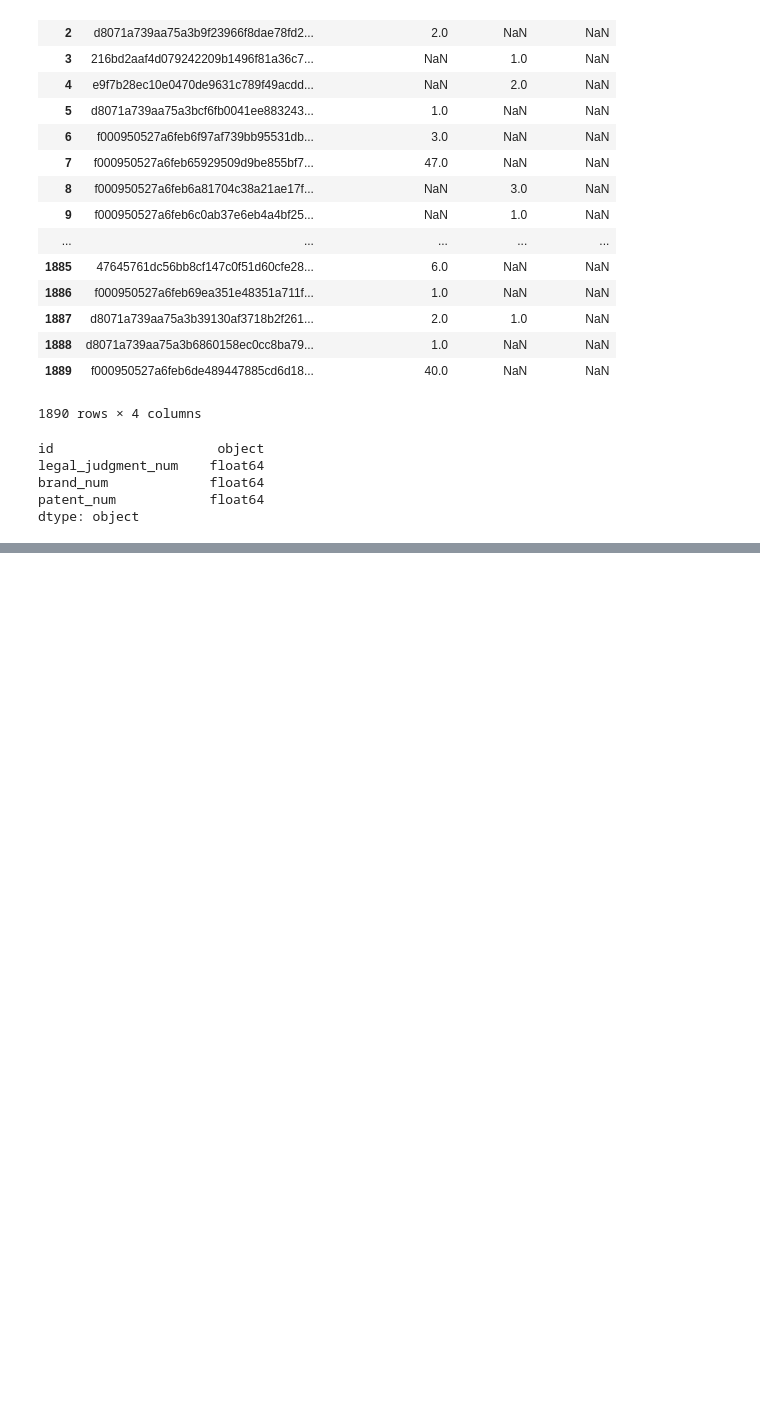
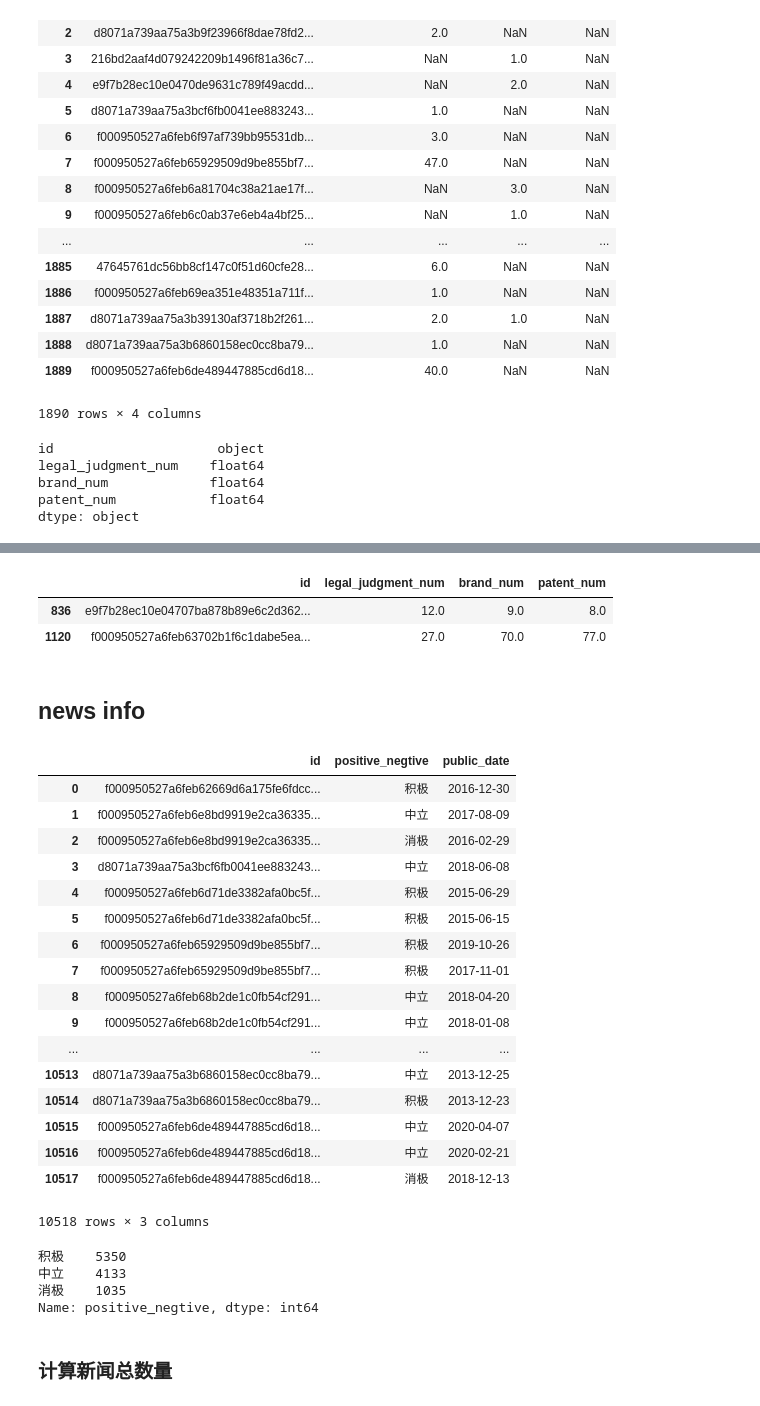
Before and after one commit to Explore16/datafountain_ccf, a Jupyter notebook: code/fea_explore.ipynb, the cells around one changed output, grey strips where cells are left out. Cells and saved outputs as stored; diff of their text form; code cells hidden in the pictures; blank space fills up the shorter version.

```diff
--- a/code/fea_explore.ipynb
+++ b/code/fea_explore.ipynb
@@ -181,2 +205,40 @@ dtype: object
+# %%
+other_info[other_info['id'].isin(['e9f7b28ec10e04707ba878b89e6c2d362b107a817342f9c6', 'f000950527a6feb63702b1f6c1dabe5ea196d320bbbff425'])]
+# %% [output]
+|  | id | legal_judgment_num | brand_num | patent_num |
+| 836 | e9f7b28ec10e04707ba878b89e6c2d362... | 12.0 | 9.0 | 8.0 |
+| 1120 | f000950527a6feb63702b1f6c1dabe5ea... | 27.0 | 70.0 | 77.0 |
 # %%
 other_info.to_csv('../code/fea_explore/other_info.csv', index=False)
+# %% [markdown]
+## news info
+# %%
+news_info = load_csv('../ccf_data/news_info.csv', converters={'id': str})
+# %%
+news_info
+# %% [output]
+|  | id | positive_negtive | public_date |
+| 0 | f000950527a6feb62669d6a175fe6fdcc... | 积极 | 2016-12-30 |
+| 1 | f000950527a6feb6e8bd9919e2ca36335... | 中立 | 2017-08-09 |
+| 2 | f000950527a6feb6e8bd9919e2ca36335... | 消极 | 2016-02-29 |
+| 3 | d8071a739aa75a3bcf6fb0041ee883243... | 中立 | 2018-06-08 |
+| 4 | f000950527a6feb6d71de3382afa0bc5f... | 积极 | 2015-06-29 |
+| 5 | f000950527a6feb6d71de3382afa0bc5f... | 积极 | 2015-06-15 |
+| 6 | f000950527a6feb65929509d9be855bf7... | 积极 | 2019-10-26 |
+| 7 | f000950527a6feb65929509d9be855bf7... | 积极 | 2017-11-01 |
+| 8 | f000950527a6feb68b2de1c0fb54cf291... | 中立 | 2018-04-20 |
+| 9 | f000950527a6feb68b2de1c0fb54cf291... | 中立 | 2018-01-08 |
+| ... | ... | ... | ... |
+| 10513 | d8071a739aa75a3b6860158ec0cc8ba79... | 中立 | 2013-12-25 |
+| 10514 | d8071a739aa75a3b6860158ec0cc8ba79... | 积极 | 2013-12-23 |
+| 10515 | f000950527a6feb6de489447885cd6d18... | 中立 | 2020-04-07 |
+| 10516 | f000950527a6feb6de489447885cd6d18... | 中立 | 2020-02-21 |
+| 10517 | f000950527a6feb6de489447885cd6d18... | 消极 | 2018-12-13 |
+10518 rows × 3 columns
+# %%
+news_info['positive_negtive'].value_counts()
+# %% [output]
+积极    5350
+中立    4133
+消极    1035
+Name: positive_negtive, dtype: int64
@@ -182,0 +248,2 @@ other_info.to_csv('../code/fea_explore/other_info.csv', index=False)
+# %% [markdown]
+### 计算新闻总数量
```
Also changed, not shown: parts of 28 cells of this notebook, 3 other files.
